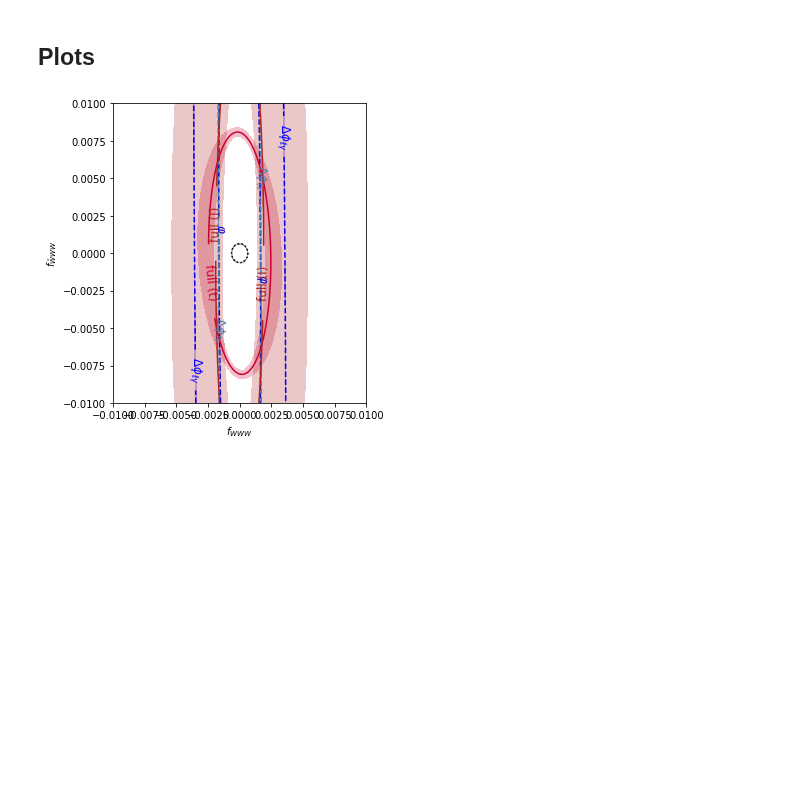
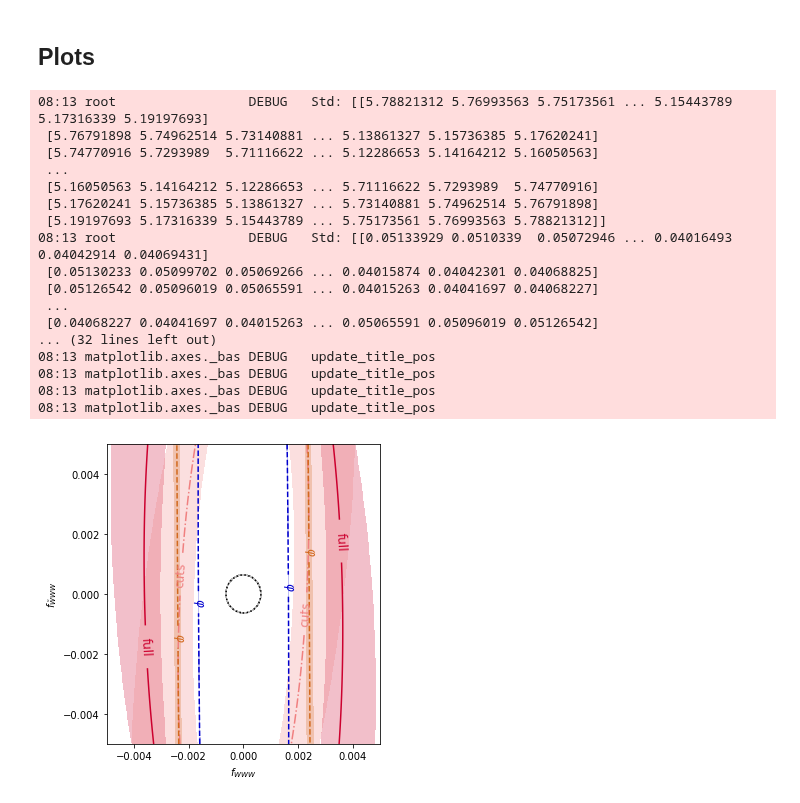
Before and after one commit to dlvp/diboson_mining, a Jupyter notebook: notebooks/wgamma/07_plot_fisher_information.ipynb, the cells around one changed output. Cells and saved outputs as stored; diff of their text form; code cells hidden in the pictures; blank space fills up the shorter version.

```diff
--- a/notebooks/wgamma/07_plot_fisher_information.ipynb
+++ b/notebooks/wgamma/07_plot_fisher_information.ipynb
@@ -61,10 +63,10 @@ def load_data(ml_prefix = ''):
         lss.append(hls)
 
     # ML
-    ml_filenames = ['full', 'full_infomode'] #['full', 'minimal', 'full_tight', 'minimal_tight', 'phi_tight']
-    ml_labels    = ['full (t)', 'full (I)'] # ['full', 'minimal', 'cuts', 'cuts min', r'$\varphi$']
+    ml_filenames = ['full', 'full_infomode', 'minimal', 'full_tight', 'minimal_tight', 'phi_tight', 'full_shuffled']
+    ml_labels    = ['full', 'full (I)', 'minimal', 'cuts', 'cuts min', r'$\varphi$', r'shuffled']
     ml_colors    = ['#CC002E', 'firebrick', 'orangered', 'lightcoral', 'r', 'chocolate', 'lightsalmon']
-    ml_lss       = ['-', '-', '-.', '-.'] + ['--']*5
+    ml_lss       = ['-', '-', '-', '-.', '-.', '--', ':']
 
     for hfilename, hlabel, hcolor, hls in zip(ml_filenames, ml_labels, ml_colors, ml_lss):
         infos.append(
@@ -81,6 +83,8 @@ def load_data(ml_prefix = ''):
 # %%
 infos, covs, labels, colors, lss = load_data('')
 
-for i, (label, info) in enumerate(zip(labels,infos)):
-    print(i, label, info[0,0], info[1,1])
+for i, (label, info, cov) in enumerate(zip(labels,infos, covs)):
+    print(
+        '{:2} {:10.10s}  I_00 = {:7.0f} +/- {:7.0f}\n               I_11 = {:7.0f} +/- {:7.0f}'.format(i, label, info[0,0], cov[0,0,0,0]**0.5, info[1,1], cov[1,1,1,1]**0.5)
+    )
 # %% [output]
@@ -125,8 +136,25 @@ def make_plot(ml_prefix = '', indices=None, xmax=0.004):
 # %% [markdown]
 ## Plots
 # %%
-fig = make_plot('', xmax=0.010)
+fig = make_plot('', xmax=0.005, indices=[0,2,8,11,13])
 
 plt.savefig("../../figures/wgamma/information_wgamma.pdf")
 # %% [output]
+08:13 root                 DEBUG   Std: [[5.78821312 5.76993563 5.75173561 ... 5.15443789 5.17316339 5.19197693]
+ [5.76791898 5.74962514 5.73140881 ... 5.13861327 5.15736385 5.17620241]
+ [5.74770916 5.7293989  5.71116622 ... 5.12286653 5.14164212 5.16050563]
+ ...
+ [5.16050563 5.14164212 5.12286653 ... 5.71116622 5.7293989  5.74770916]
+ [5.17620241 5.15736385 5.13861327 ... 5.73140881 5.74962514 5.76791898]
+ [5.19197693 5.17316339 5.15443789 ... 5.75173561 5.76993563 5.78821312]]
+08:13 root                 DEBUG   Std: [[0.05133929 0.0510339  0.05072946 ... 0.04016493 0.04042914 0.04069431]
+ [0.05130233 0.05099702 0.05069266 ... 0.04015874 0.04042301 0.04068825]
+ [0.05126542 0.05096019 0.05065591 ... 0.04015263 0.04041697 0.04068227]
+ ...
+ [0.04068227 0.04041697 0.04015263 ... 0.05065591 0.05096019 0.05126542]
+... (32 lines left out)
+08:13 matplotlib.axes._bas DEBUG   update_title_pos
+08:13 matplotlib.axes._bas DEBUG   update_title_pos
+08:13 matplotlib.axes._bas DEBUG   update_title_pos
+08:13 matplotlib.axes._bas DEBUG   update_title_pos
-[figure, old version]
+[figure, new version]
```
Also changed, not shown: parts of 3 cells of this notebook, 7 other files.
